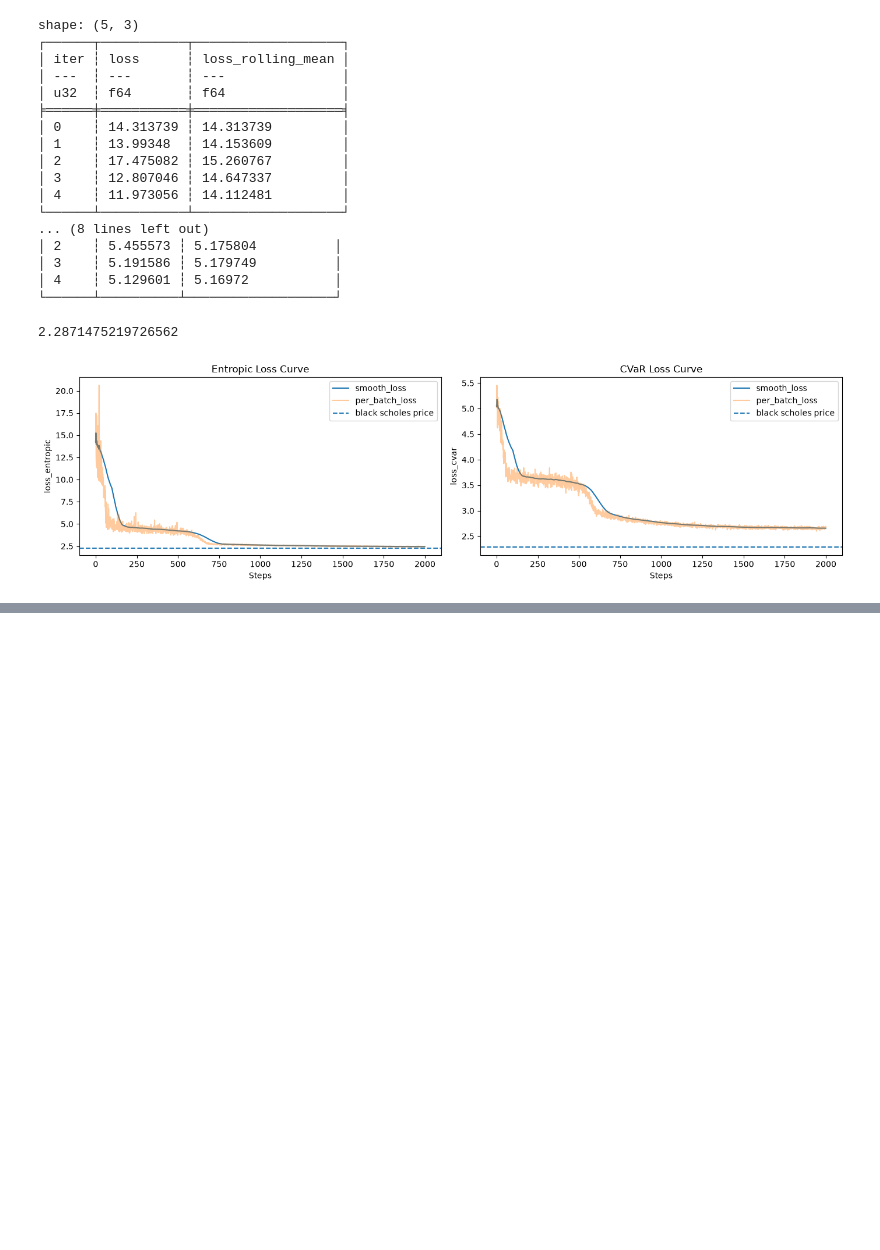
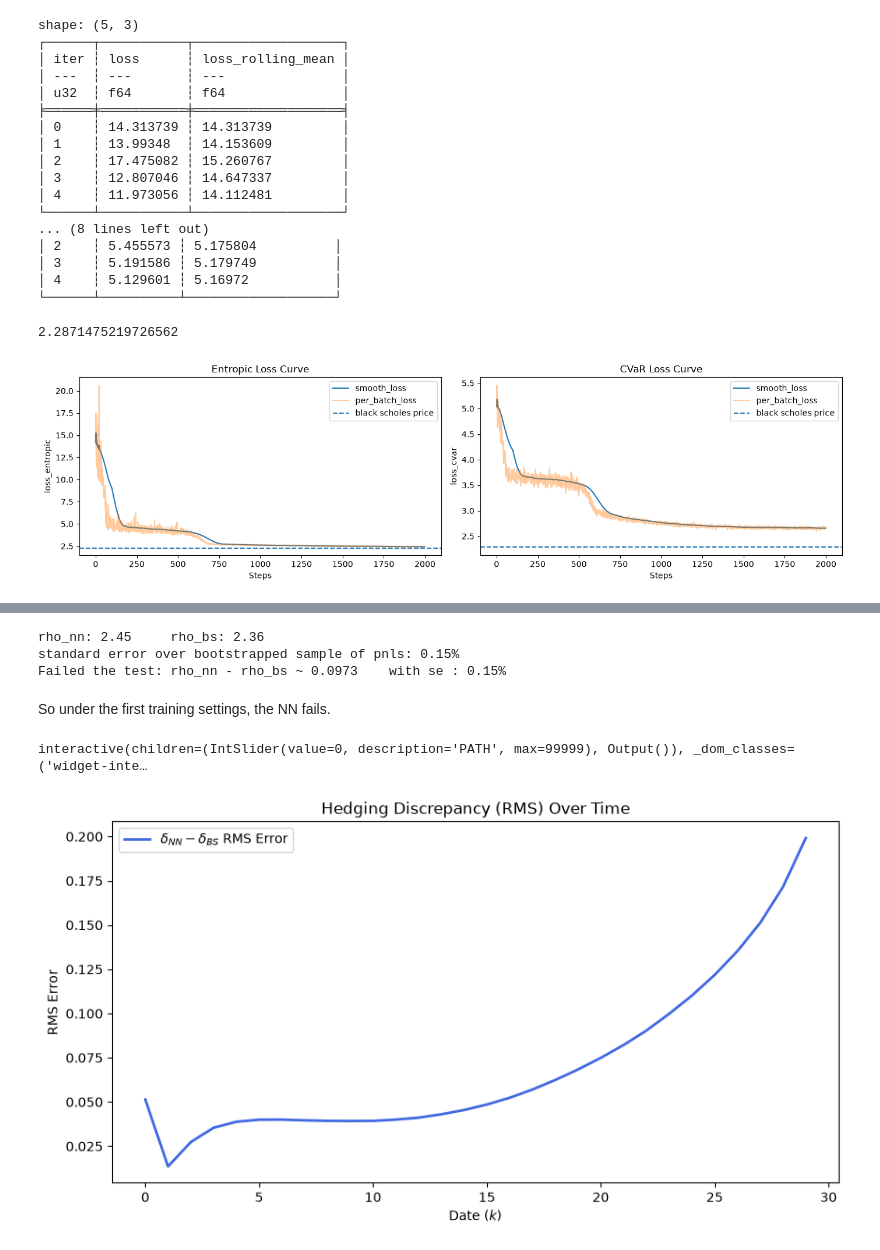
Before and after one commit to AnesABDOU/DeepHedging, a Jupyter notebook: notebooks/nn_res_analysis.ipynb, the cells around one changed output, grey strips where cells are left out. Cells and saved outputs as stored; diff of their text form; code cells hidden in the pictures; blank space fills up the shorter version.

Commit message:
added 2 nn hedging bs hedging comparisons to understand nn performance

```diff
--- a/notebooks/nn_res_analysis.ipynb
+++ b/notebooks/nn_res_analysis.ipynb
@@ -164,0 +236,72 @@ Min CVaR Loss with constant Hedge: 3.64 atteined in: 0.50
+# %%
+# rho_nn − rho_bs <= 0.01
+pnl_nn = pnl(payoff=payoff_, S=test_S, delta=nn_delta, p0=0.0, c=0.0)
+pnl_bs = pnl(payoff=payoff_, S=test_S, delta=bs_delta, p0=0.0, c=0.0)
+
+nn_entropic = entropic_risk(pnl_nn, lam)
+bs_entropic = entropic_risk(pnl_bs, lam)
+
+print(f"rho_nn: {nn_entropic:.2f}     rho_bs: {bs_entropic:.2f}")
+
+# standard error using bootstrap:
+entropic_gaps = []
+g = torch.Generator().manual_seed(0)
+N = pnl_nn.shape[0]
+for i in range(200):
+    idx = torch.randint(0, N, (N,), generator=g)
+    entropic_gaps.append(entropic_risk(x=pnl_nn[idx], lam=lam) - entropic_risk(x=pnl_bs[idx], lam=lam))
+
+se_gap = torch.std(torch.stack(entropic_gaps))
+print(f"standard error over bootstrapped sample of pnls: {se_gap.item():.2%}")
+
+if nn_entropic - bs_entropic > 0.01:
+    print(f"Failed the test: rho_nn - rho_bs ~ {nn_entropic - bs_entropic:.4f}    with se : {se_gap.item():.2%}")
+else:
+    print("Test succeeded")
+# %% [output]
+rho_nn: 2.45     rho_bs: 2.36
+standard error over bootstrapped sample of pnls: 0.15%
+Failed the test: rho_nn - rho_bs ~ 0.0973    with se : 0.15%
+# %% [markdown]
+So under the first training settings, the NN fails.
+# %%
+# investigating where the network fails :
+
+from ipywidgets import interact
+@interact(PATH = (0, nn_delta.shape[0]-1, 1))
+def plot_hedge_comp(PATH=0):
+    fig, ax = plt.subplots(figsize=(14, 4))
+
+    times = test_t[:-1]
+    ynn = nn_delta[PATH,:,0]
+    ybs = bs_delta[PATH,:,0]
+
+    ax.plot(times, ynn , label=r"$\delta_{NN}$")
+    ax.plot(times, ybs, label=r"$\delta_{BS}$")
+
+    ax.fill_between(times, ynn, ybs, color='red', alpha=0.1, label=r"Error Gap: $\delta_{NN} - \delta_{BS}$")
+
+    ax.set_xlabel("Time")
+    ax.set_ylabel("Hedge ratio")
+    ax.set_title("Mean Hedge Policy")
+    ax.legend()
+    fig.tight_layout()
+    plt.show()
+# %% [output]
+interactive(children=(IntSlider(value=0, description='PATH', max=99999), Output()), _dom_classes=('widget-inte…
+# %%
+# we calculate the RMS of nn_delta - bs_delta at each timestep k:
+
+delta_diff = nn_delta - bs_delta
+
+rms_k = torch.sqrt(torch.mean(delta_diff ** 2, dim=0))
+
+plt.figure(figsize=(10, 5))
+plt.plot(rms_k, label=r"$\delta_{NN} - \delta_{BS}$ RMS Error", color="royalblue", lw=2)
+plt.title("Hedging Discrepancy (RMS) Over Time")
+plt.xlabel("Date ($k$)")
+plt.ylabel("RMS Error")
+plt.legend()
+plt.show()
+# %% [output]
+[figure, added]
```
Also changed, not shown: parts of 8 cells of this notebook.
